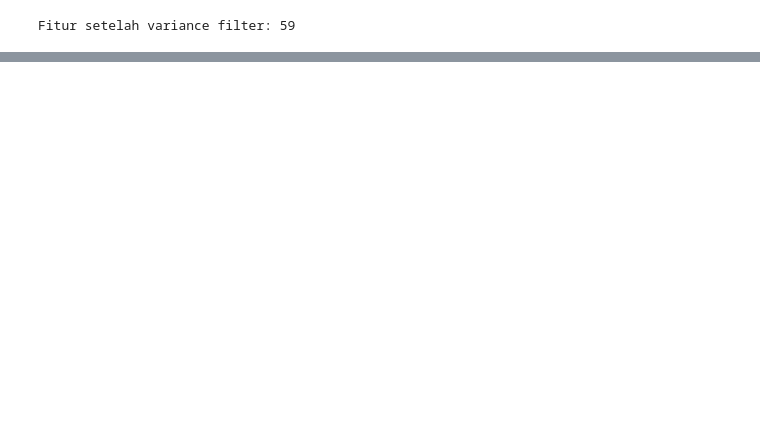
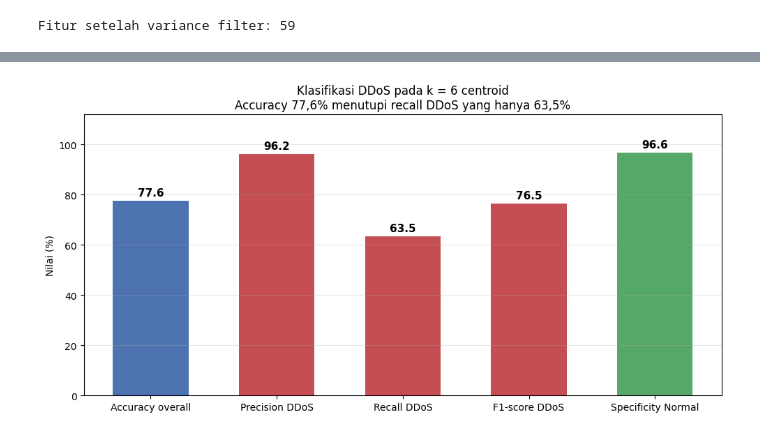
Before and after one commit to qolyubmir24/ML, a Jupyter notebook: ML.ipynb, the cells around one changed output, grey strips where cells are left out. Cells and saved outputs as stored; diff of their text form; code cells hidden in the pictures; blank space fills up the shorter version.

```diff
--- a/ML.ipynb
+++ b/ML.ipynb
@@ -201,6 +206,12 @@ Name: proportion, dtype: float64
 # %% [markdown]
 ## 3.3 Feature Selection
 # %%
-X_train = df_train.drop(columns=['Label']).select_dtypes(include=[np.number])
-y_train = df_train['Label']
-y_train_encoded = LabelEncoder().fit_transform(y_train)
+X_latih = df_latih.drop(columns=['Label']).select_dtypes(include=[np.number])
+y_latih = df_latih['Label']
+y_latih_encoded = LabelEncoder().fit_transform(y_latih)
+
+X_uji = df_uji.drop(columns=['Label']).select_dtypes(include=[np.number])
+y_uji = df_uji['Label']
+y_uji_encoded = LabelEncoder().fit_transform(y_uji)
+
+print("Data latih:", X_latih.shape, "| Data uji:", X_uji.shape)
@@ -207,8 +220,8 @@ y_train_encoded = LabelEncoder().fit_transform(y_train)
 # %%
 var_filter = VarianceThreshold(threshold=3)
-var_filter.fit(X_train)
-survived_cols = X_train.columns[var_filter.get_support()]
-X_train_var = X_train[survived_cols]
+var_filter.fit(X_latih)
+survived_cols = X_latih.columns[var_filter.get_support()]
+X_latih_var = X_latih[survived_cols]
 print(f"Fitur setelah variance filter: {len(survived_cols)}")
 # %% [output]
 Fitur setelah variance filter: 59
@@ -267,0 +800,27 @@ print(df_train.shape, df_test.shape)
+# %%
+fig, ax = plt.subplots(figsize=(10, 5))
+nilai_metric = [
+    (TP + TN) / cm.sum(),
+    TP / (TP + FP),
+    TP / (TP + FN),
+    2 * TP / (2 * TP + FP + FN),
+    TN / (TN + FP),
+]
+warna_metric = ["#4C72B0", "#C44E52", "#C44E52", "#C44E52", "#55A868"]
+
+bars = ax.bar(["Accuracy overall", "Precision DDoS", "Recall DDoS", "F1-score DDoS", "Specificity Normal"],
+              [v * 100 for v in nilai_metric], color=warna_metric, width=0.6)
+
+for b, v in zip(bars, nilai_metric):
+    ax.text(b.get_x() + b.get_width() / 2, v * 100 + 2, f"{v * 100:.1f}",
+            ha="center", fontsize=11, fontweight="bold")
+
+ax.set_ylim(0, 112)
+ax.set_ylabel("Nilai (%)")
+ax.set_title(f"Klasifikasi DDoS pada k = {k_terbaik} centroid\n"
+             "Accuracy 77,6% menutupi recall DDoS yang hanya 63,5%")
+ax.grid(axis="y", alpha=0.3)
+plt.tight_layout()
+plt.show()
+# %% [output]
+[figure, added]
```
Also changed, not shown: parts of 38 cells of this notebook.
